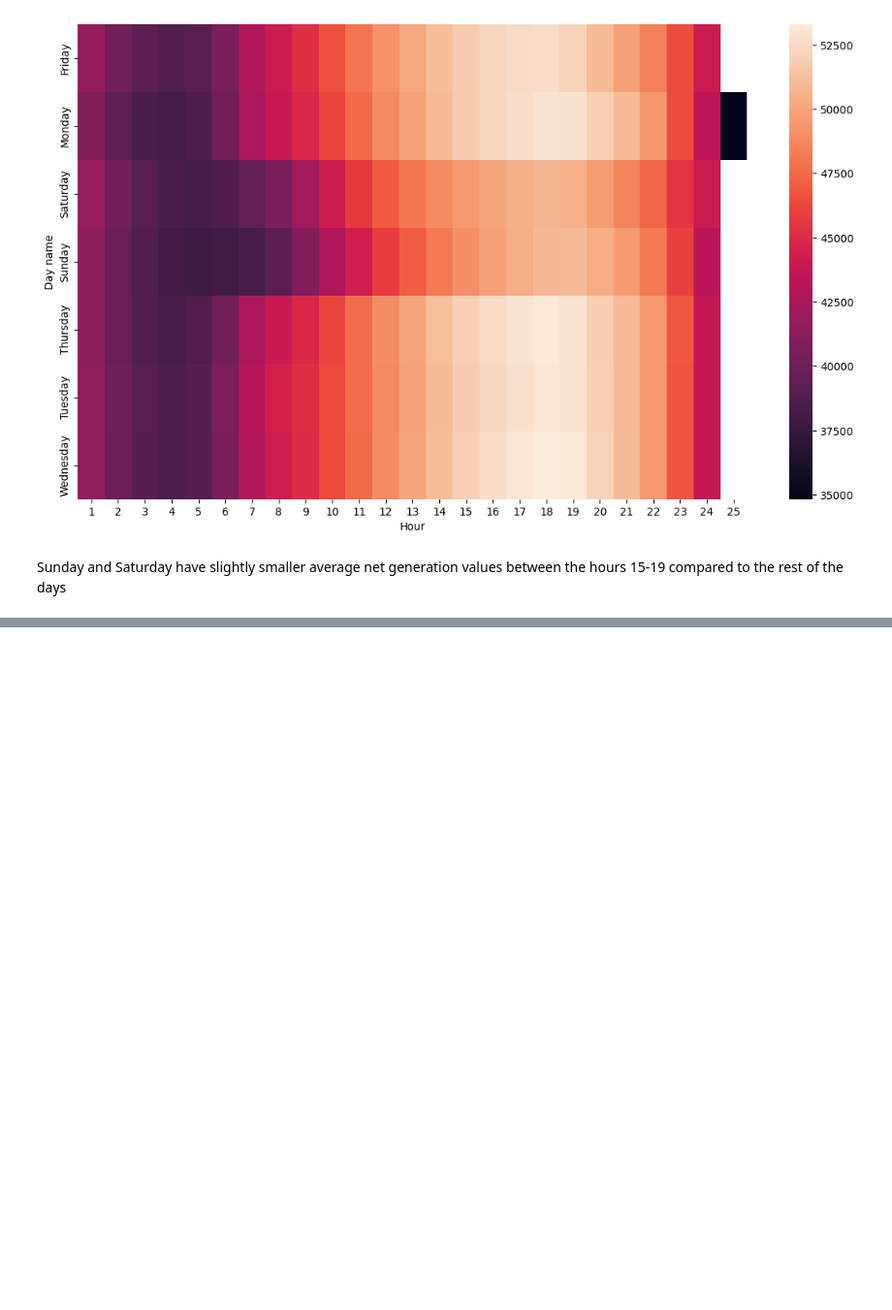
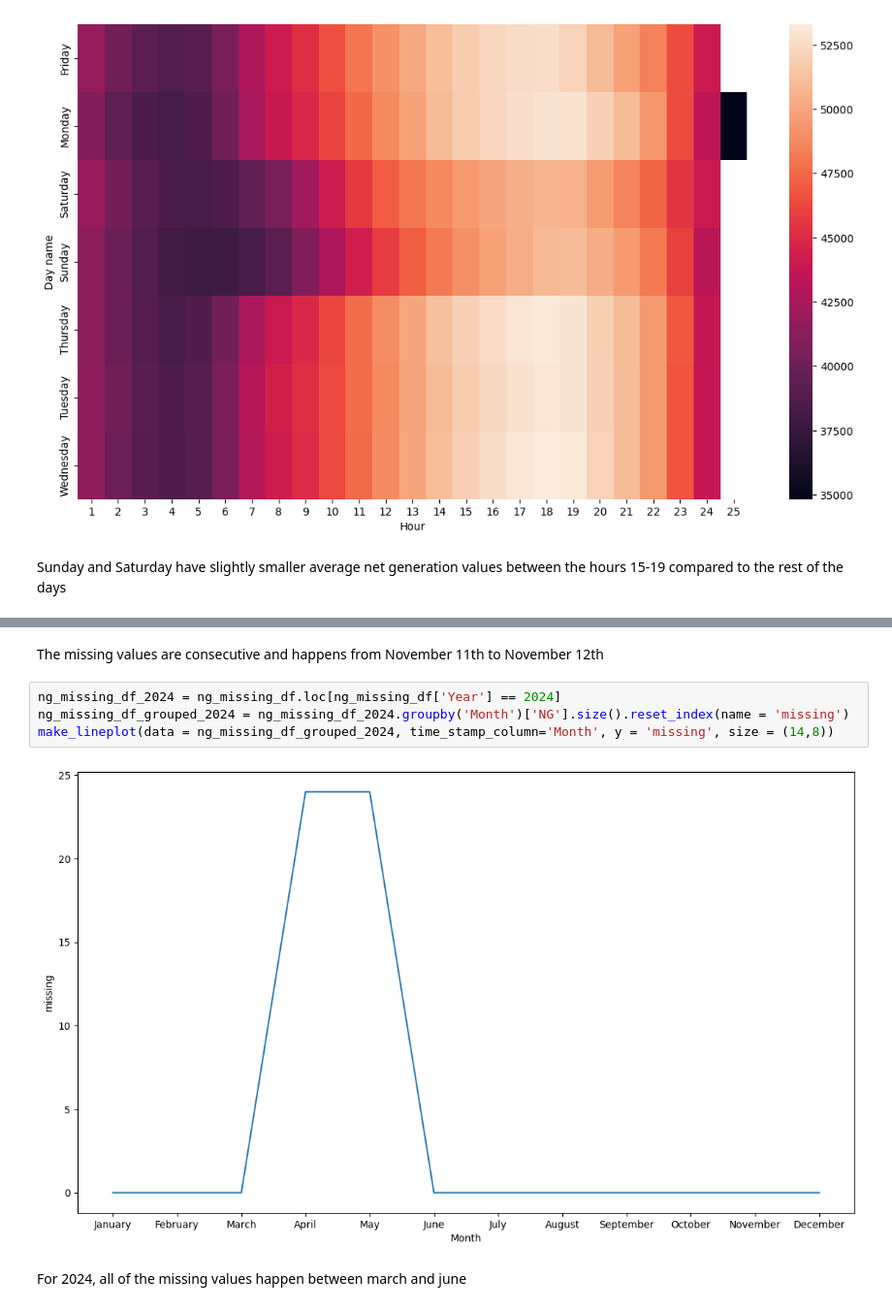
Before and after one commit to dgmurray-321/ADTA-Capstone, a Jupyter notebook: adta_capstone.ipynb, the cells around one changed output, grey strips where cells are left out. Shown at 97% size. Saved outputs shown, nothing was run; the diff lists cells and outputs as text; blank space fills up the shorter version.

```diff
--- a/adta_capstone.ipynb
+++ b/adta_capstone.ipynb
@@ -507,0 +535,10 @@ Sunday and Saturday have slightly smaller average net generation values between
+# %% [markdown]
+The missing values are consecutive and happens from November 11th to November 12th
+# %%
+ng_missing_df_2024 = ng_missing_df.loc[ng_missing_df['Year'] == 2024]
+ng_missing_df_grouped_2024 = ng_missing_df_2024.groupby('Month')['NG'].size().reset_index(name = 'missing')
+make_lineplot(data = ng_missing_df_grouped_2024, time_stamp_column='Month', y = 'missing', size = (14,8))
+# %% [output]
+[figure, added]
+# %% [markdown]
+For 2024, all of the missing values happen between march and june
```
Also changed, not shown: parts of 21 cells of this notebook.
